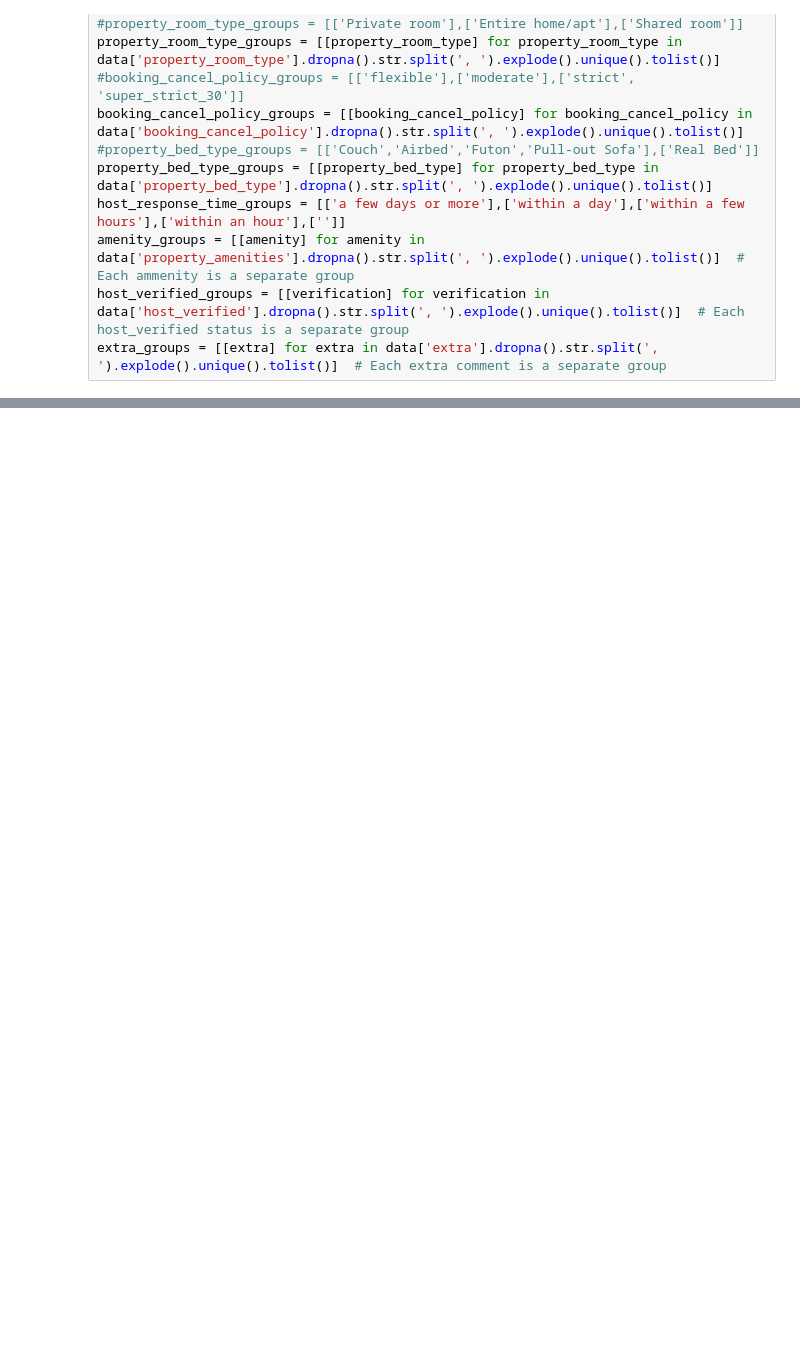
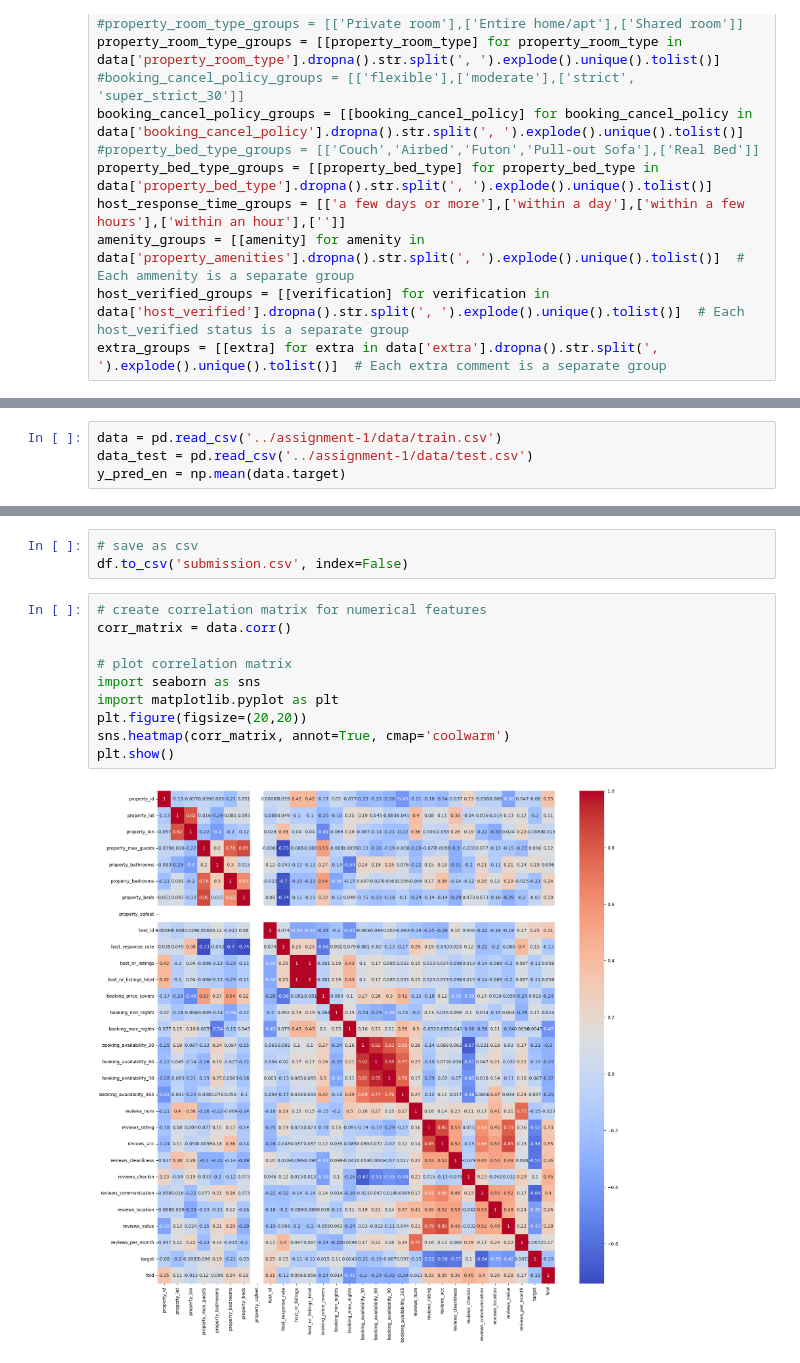
Before and after one commit to StefHerregods/AdvancedAnalytics_projects, a Jupyter notebook: assignment-1/model_Stef.ipynb, the cells around one changed output, grey strips where cells are left out. Cells and saved outputs as stored; diff of their text form; blank space fills up the shorter version.

```diff
--- a/assignment-1/model_Stef.ipynb
+++ b/assignment-1/model_Stef.ipynb
@@ -118,0 +836,4 @@ RMSE: 51.543302243042774
+# %%
+data = pd.read_csv('../assignment-1/data/train.csv')
+data_test = pd.read_csv('../assignment-1/data/test.csv')
+y_pred_en = np.mean(data.target)
@@ -118,0 +859,15 @@ RMSE: 51.543302243042774
+# %%
+# save as csv
+df.to_csv('submission.csv', index=False)
+# %%
+# create correlation matrix for numerical features
+corr_matrix = data.corr()
+
+# plot correlation matrix
+import seaborn as sns
+import matplotlib.pyplot as plt
+plt.figure(figsize=(20,20))
+sns.heatmap(corr_matrix, annot=True, cmap='coolwarm')
+plt.show()
+# %% [output]
+[figure, added]
```
Also changed, not shown: parts of 18 cells of this notebook.
